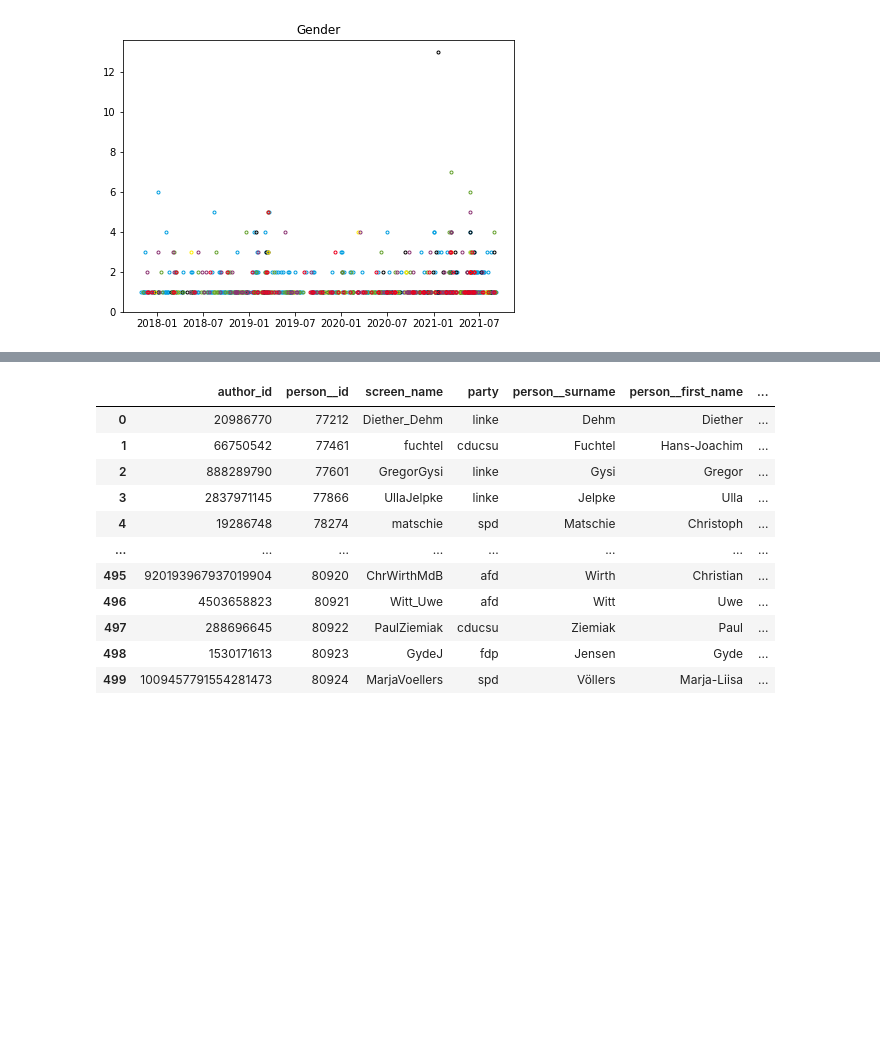
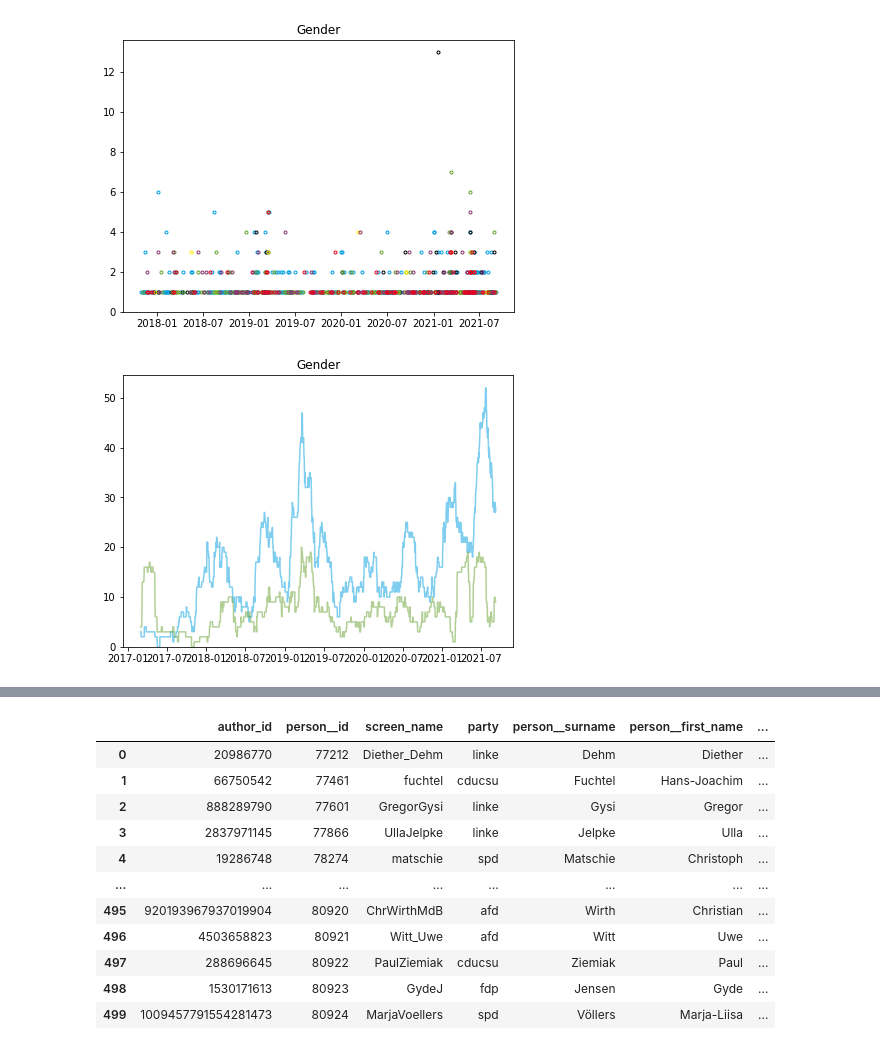
Before and after one commit to mcallaghan/ts-bundestag-tweets, a Jupyter notebook: Gender/Gender.ipynb, the cells around one changed output, grey strips where cells are left out. Drawn from its saved outputs; the diff is of its cells as text; code cells hidden in the pictures; blank space fills up the shorter version.

Commit message:
two starting points for result 2

```diff
--- a/Gender/Gender.ipynb
+++ b/Gender/Gender.ipynb
@@ -159,7 +159,11 @@ for cutoff in cutoffs[1:]:
 # %%
 topic = {"name":"Gender"}
 
-cutoff = cutoffs[0]
+for cutoff in [
+    datetime.datetime(2017,1,1,tzinfo=pytz.UTC),
+    datetime.datetime(2017,10,24,tzinfo=pytz.UTC),
+
+]
 
 dots = False
 normalize = True
@@ -188,7 +192,7 @@ for normalize in [True,False]:
                 else:
                     ax.plot(counts, color=cdict[party.lower()],alpha=0.5)
 
-                fname=f"results/2/norm_{method}_{period}"
+                fname=f"results/2/norm_{method}_{period}_starting_{cutoff.strftime('%y-%m-%d')}"
                 count_df.to_csv(fname+".csv")
 
             ax.set_title(topic["name"])
@@ -207,3 +211,42 @@ for normalize in [True,False]:
 [figure]
 [figure]
 [figure]
+# %%
+cutoff = datetime.datetime(2017,1,1,tzinfo=pytz.UTC)
+
+fig, ax = plt.subplots(figsize=(7,5))
+count_df = pd.DataFrame()
+
+normalize=True
+period=60
+
+topic = {"name":"Gender"}
+for i, (party, group) in enumerate(df[(df.index>cutoff) & (df.party.isin(["GRUENE","AFD"]))].groupby('party')):
+    counts = group.groupby(group.index.date)[topic["name"]].sum()
+    if normalize:
+        counts = counts.rolling(period).sum()
+        dots=False
+
+    count_df = count_df.merge(counts.to_frame(party),left_index=True, right_index=True,how="outer")
+
+    if not normalize:
+        method = "None"
+        period=""
+        counts = counts[counts>0]
+        dots=True
+    if dots:
+        ax.plot(counts,marker='o',lw=0,markersize=3, markeredgecolor=cdict[party.lower()],markerfacecolor="None")
+    else:
+        ax.plot(counts, color=cdict[party.lower()],alpha=0.5)
+
+    #fname=f"results/2/norm_{method}_{period}"
+    #count_df.to_csv(fname+".csv")
+
+ax.set_title(topic["name"])
+ax.set_ylim(ymin=0)
+
+#plt.savefig(fname+".png")
+
+plt.show()
+# %% [output]
+[figure, added]
```
Also changed, not shown: parts of 4 cells of this notebook, 36 other files.
